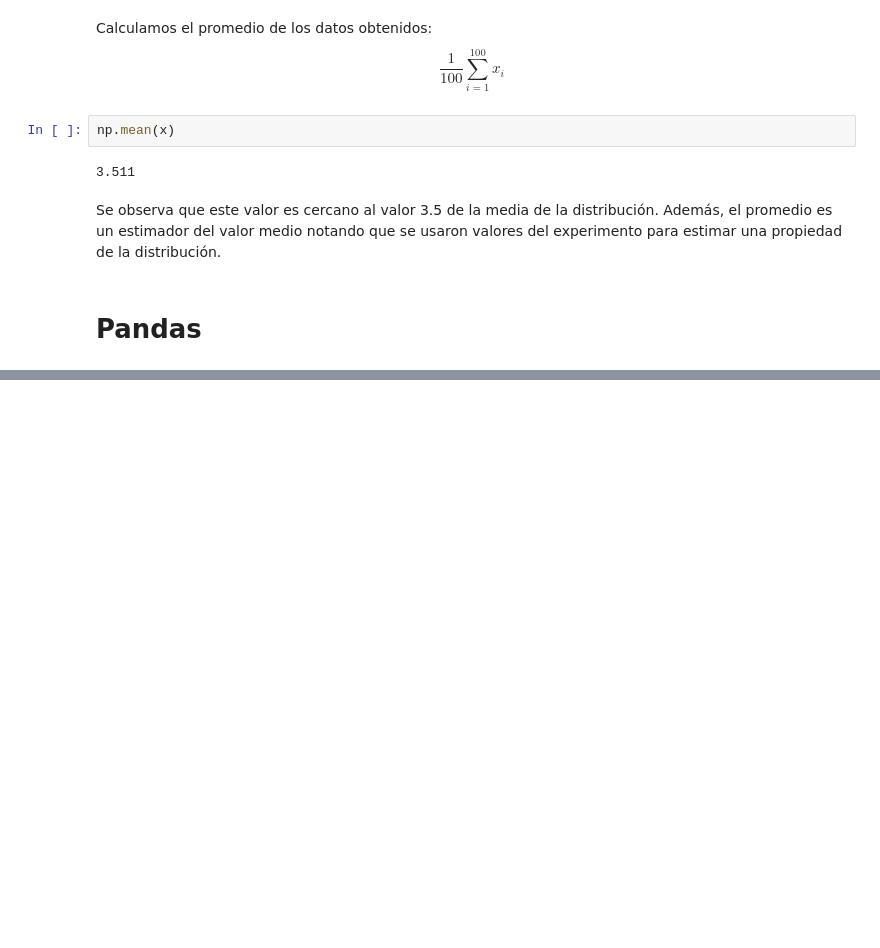
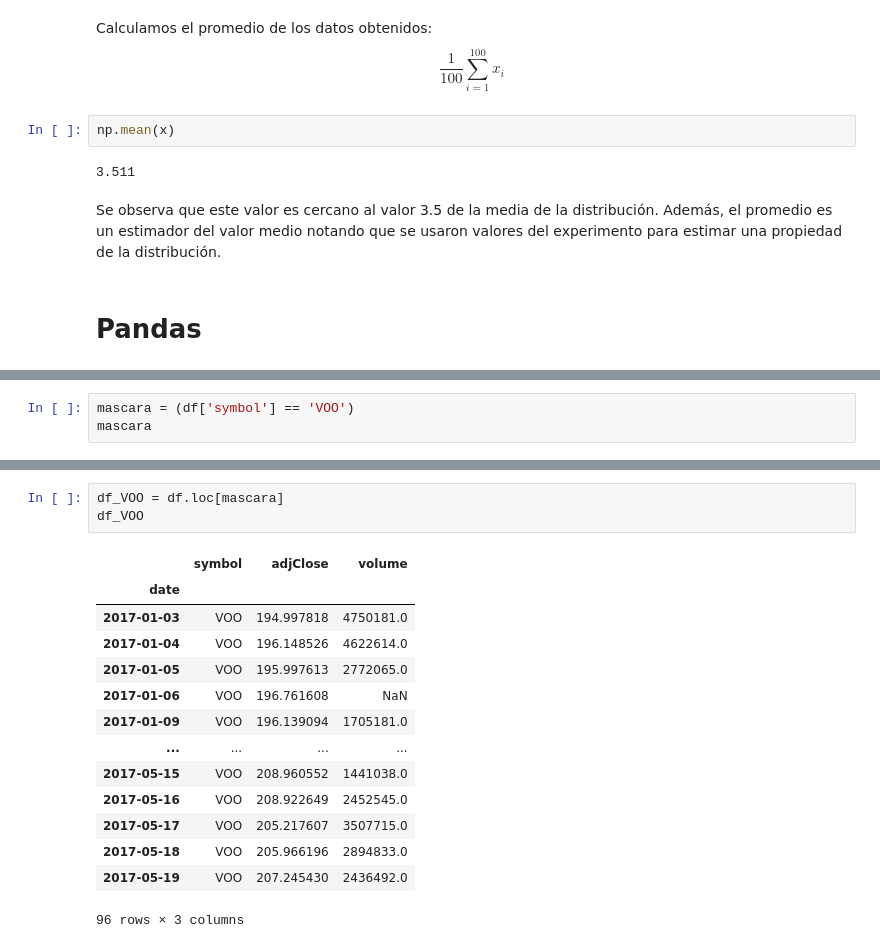
Before and after one commit to lambdaclass/data_etudes, a Jupyter notebook: clases/clase_2_estadistica.ipynb, the cells around one changed output, grey strips where cells are left out. Drawn from its saved outputs; the diff is of its cells as text; blank space fills up the shorter version.

```diff
--- a/clases/clase_2_estadistica.ipynb
+++ b/clases/clase_2_estadistica.ipynb
@@ -147,0 +294,3 @@ Además, el promedio es un estimador del valor medio notando que se usaron valor
+# %%
+mascara = (df['symbol'] == 'VOO')
+mascara
@@ -147,0 +311,18 @@ Además, el promedio es un estimador del valor medio notando que se usaron valor
+# %%
+df_VOO = df.loc[mascara]
+df_VOO
+# %% [output]
+|  | symbol | adjClose | volume |
+| date |  |  |  |
+| 2017-01-03 | VOO | 194.997818 | 4750181.0 |
+| 2017-01-04 | VOO | 196.148526 | 4622614.0 |
+| 2017-01-05 | VOO | 195.997613 | 2772065.0 |
+| 2017-01-06 | VOO | 196.761608 | NaN |
+| 2017-01-09 | VOO | 196.139094 | 1705181.0 |
+| ... | ... | ... | ... |
+| 2017-05-15 | VOO | 208.960552 | 1441038.0 |
+| 2017-05-16 | VOO | 208.922649 | 2452545.0 |
+| 2017-05-17 | VOO | 205.217607 | 3507715.0 |
+| 2017-05-18 | VOO | 205.966196 | 2894833.0 |
+| 2017-05-19 | VOO | 207.245430 | 2436492.0 |
+96 rows × 3 columns
```
Also changed, not shown: parts of 46 cells of this notebook, 1 other file.
